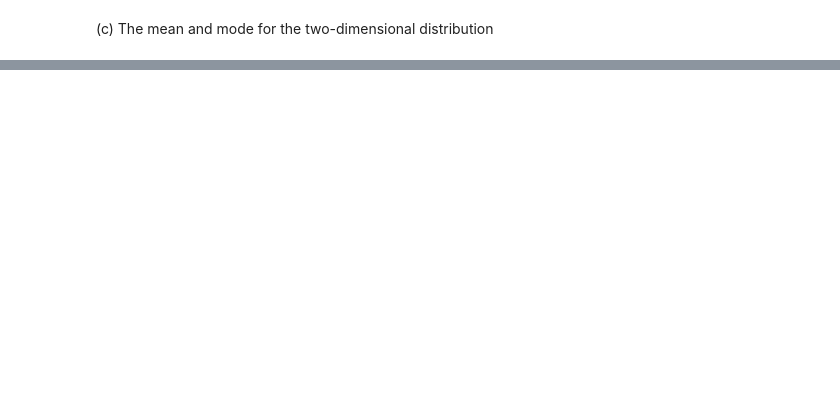
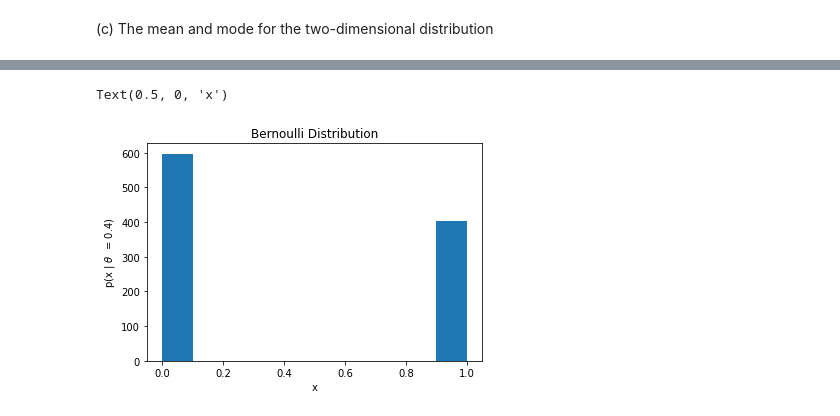
Before and after one commit to jeantardelli/data-science, a Jupyter notebook: probability-and-distributions.ipynb, the cells around one changed output, grey strips where cells are left out. Saved outputs shown, nothing was run; the diff lists cells and outputs as text; code cells hidden in the pictures; blank space fills up the shorter version.

Commit message:
Probability and Distributions - Self Study (5b)

```diff
--- a/probability-and-distributions.ipynb
+++ b/probability-and-distributions.ipynb
@@ -205,0 +275,10 @@ And check if it is not an inflection point:
+# %%
+X = np.random.binomial(1, 0.4, 1000)
+
+plt.hist(X)
+plt.title('Bernoulli Distribution')
+plt.ylabel(r'p(x | $\theta$  = 0.4)')
+plt.xlabel('x')
+# %% [output]
+Text(0.5, 0, 'x')
+[figure, added]
```
Also changed, not shown: parts of 13 cells of this notebook.
